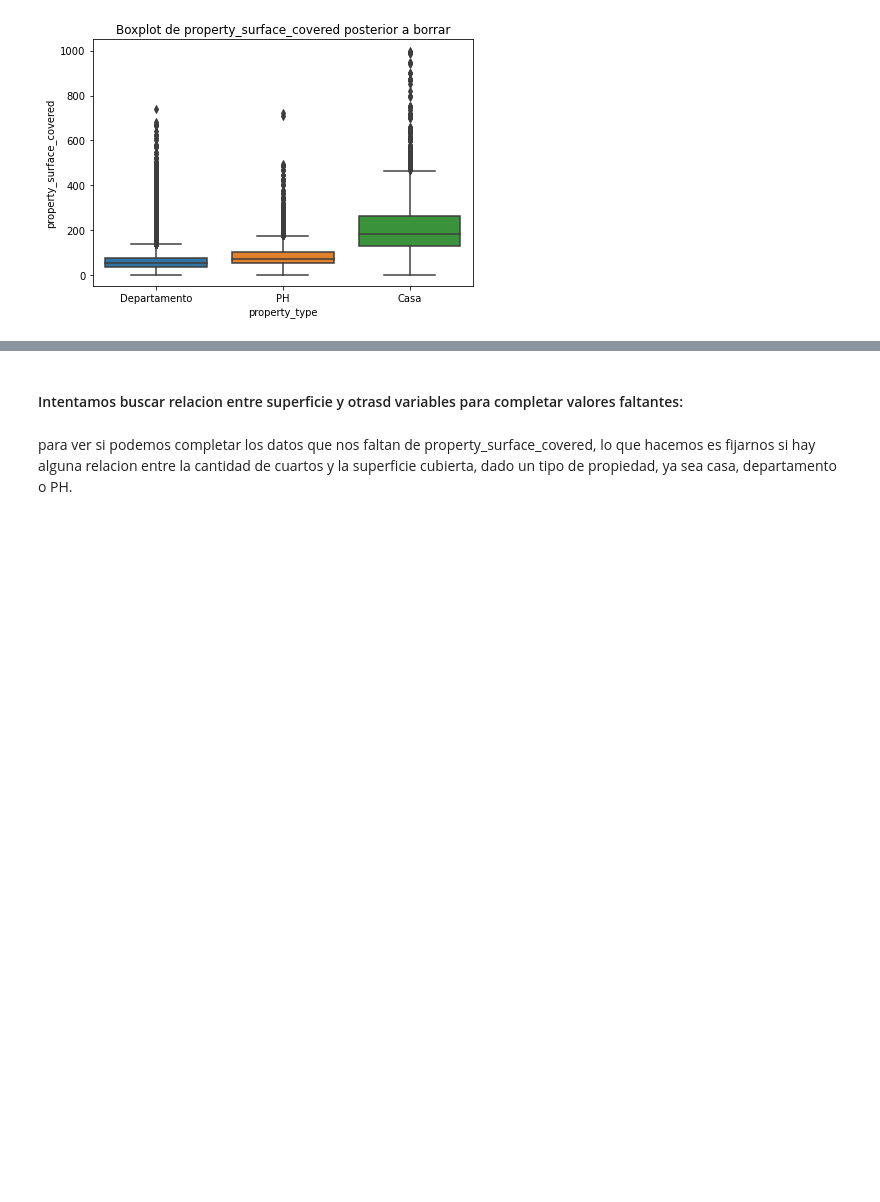
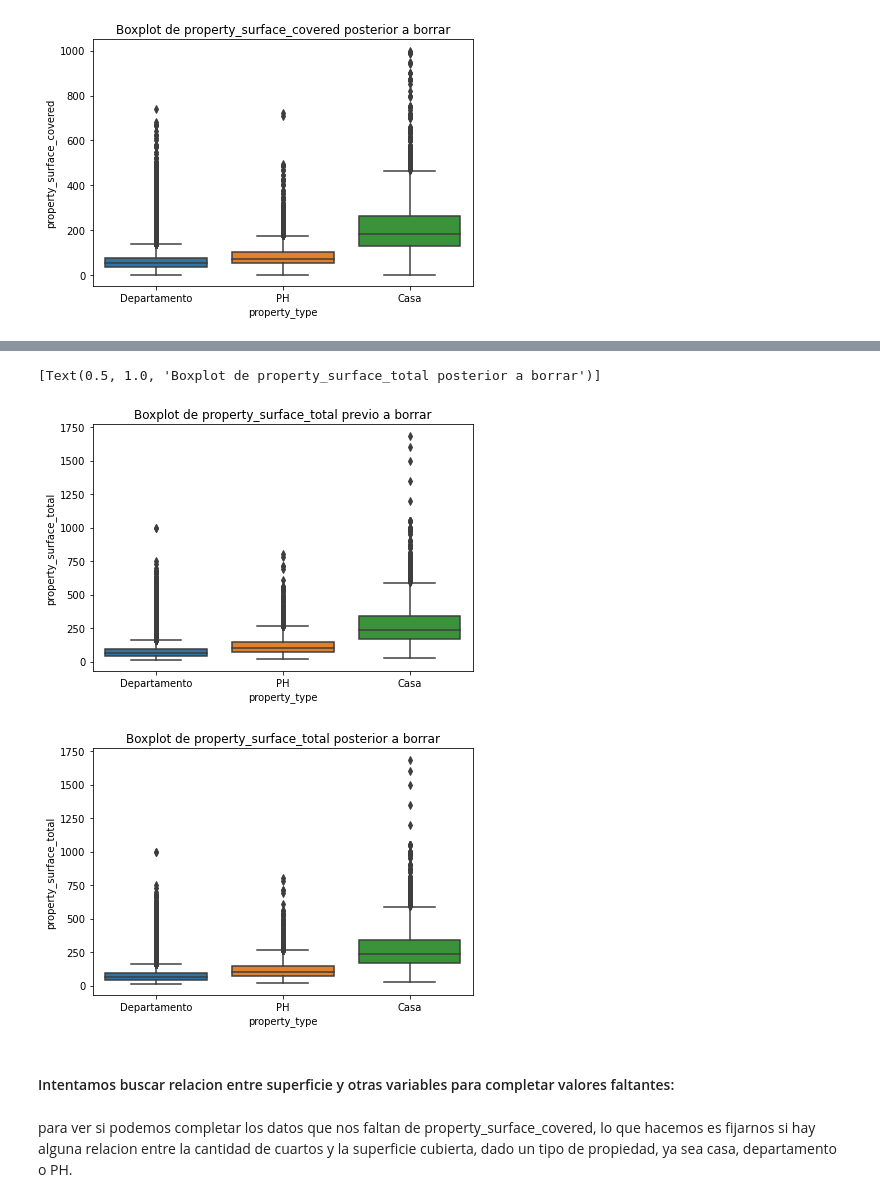
Before and after one commit to iankvdh/Organizacion-de-Datos-2C2022-GRUPO22, a Jupyter notebook: 7506R_TP1_GRUPO22_ENTREGA.ipynb, the cells around one changed output, grey strips where cells are left out. Cells and saved outputs as stored; diff of their text form; code cells hidden in the pictures; blank space fills up the shorter version.

```diff
--- a/7506R_TP1_GRUPO22_ENTREGA.ipynb
+++ b/7506R_TP1_GRUPO22_ENTREGA.ipynb
@@ -803,5 +904,27 @@ sns.boxplot(x=viviendas_caba_train.property_type, y=viviendas_caba_train.propert
+# %%
+deptos_a_borrar = viviendas_caba_train[(viviendas_caba_train.property_type == 'Departamento') & (viviendas_caba_train.property_price > 1000000) & (viviendas_caba_train.property_surface_total < 100)]
+ph_a_borrar = viviendas_caba_train[(viviendas_caba_train.property_type == 'PH') & (viviendas_caba_train.property_price > 1000000)]
+casas_a_borrar =  viviendas_caba_train[(viviendas_caba_train.property_type == 'Casa') & (viviendas_caba_train.property_price > 1000000) & ((viviendas_caba_train.property_surface_total < 200) | (viviendas_caba_train.property_rooms < 4))]
+casas_a_borrar.head(58)
+
+viviendas_a_borrar = pd.concat([deptos_a_borrar, ph_a_borrar, casas_a_borrar])
+
+plt.figure(figsize=(15,10))
+plt.subplot(221)
+sns.boxplot(x=viviendas_caba_train.property_type, y=viviendas_caba_train.property_surface_total).set(title = 'Boxplot de property_surface_total previo a borrar' )
+
+#BORRAMOS
+viviendas_caba_train.drop(viviendas_a_borrar.index, axis=0,inplace=True)
+
+plt.figure(figsize=(15,10))
+plt.subplot(222)
+sns.boxplot(x=viviendas_caba_train.property_type, y=viviendas_caba_train.property_surface_total).set(title = 'Boxplot de property_surface_total posterior a borrar' )
+# %% [output]
+[Text(0.5, 1.0, 'Boxplot de property_surface_total posterior a borrar')]
+[figure, added]
+[figure, added]
 # %% [markdown]
-#### Intentamos buscar relacion entre superficie y otrasd variables para completar valores faltantes:
+#### Intentamos buscar relacion entre superficie y otras variables para completar valores faltantes:
 # %% [markdown]
 para ver si podemos completar los datos que nos faltan de property_surface_covered, lo que hacemos es fijarnos si hay alguna relacion entre la cantidad de cuartos y la superficie cubierta, dado un tipo de propiedad, ya sea casa, departamento o PH.
 # %%
```
Also changed, not shown: parts of 103 cells of this notebook.
